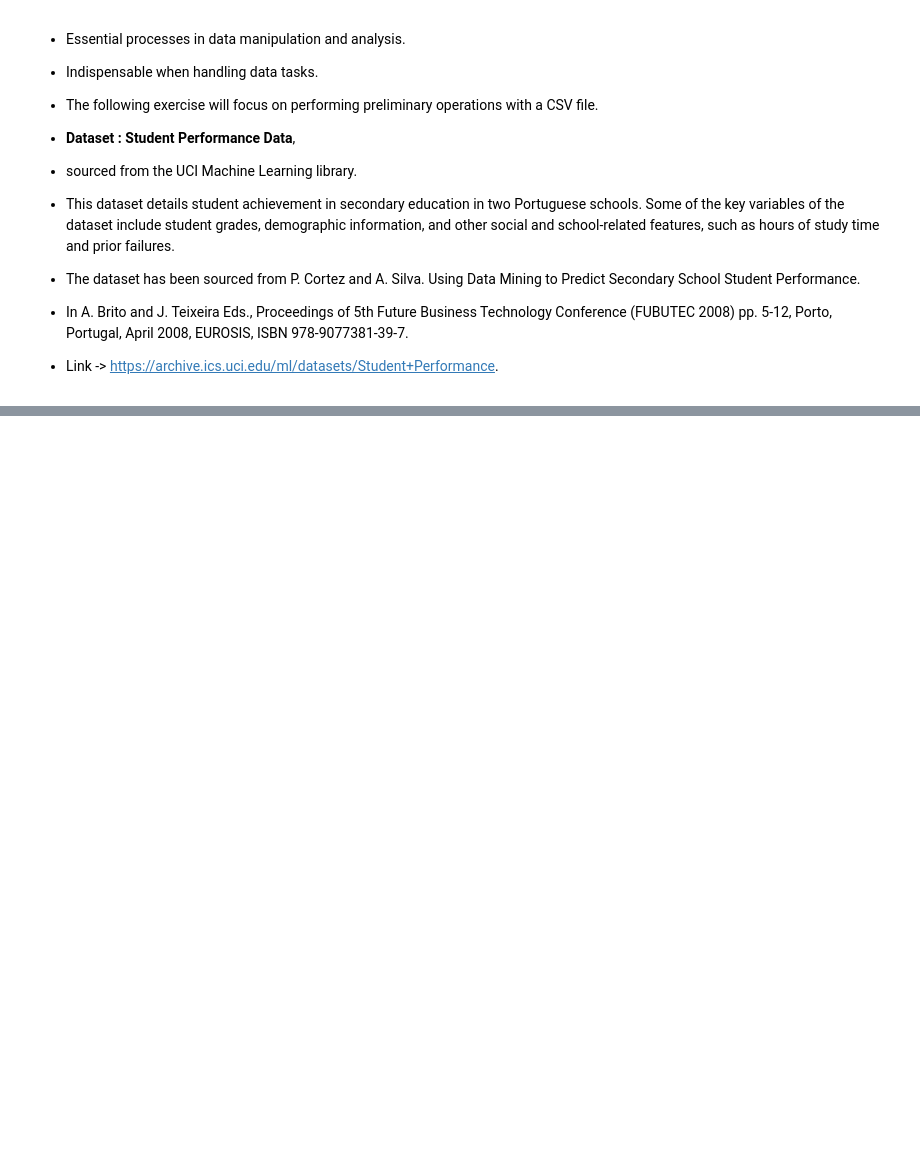
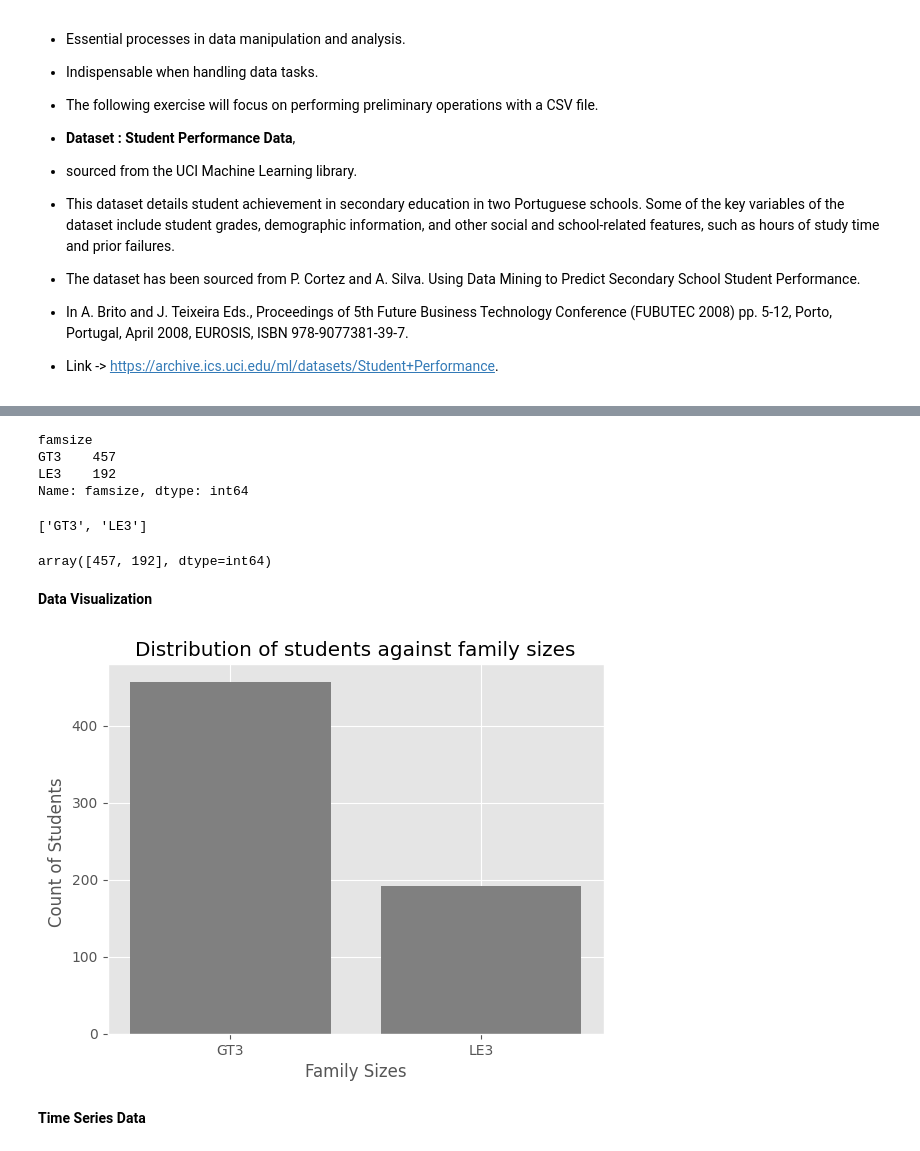
Before and after one commit to JagdishChavan081/data_science_trainning, a Jupyter notebook: Module_4/Pandas/01_Notes/pandas_notes.ipynb, the cells around one changed output, grey strips where cells are left out. Drawn from its saved outputs; the diff is of its cells as text; code cells hidden in the pictures; blank space fills up the shorter version.

```diff
--- a/Module_4/Pandas/01_Notes/pandas_notes.ipynb
+++ b/Module_4/Pandas/01_Notes/pandas_notes.ipynb
@@ -223,0 +495,35 @@ df1
+# %%
+aggData = studentData.groupby(["famsize"])["famsize"].agg("count")
+aggData
+# %% [output]
+famsize
+GT3    457
+LE3    192
+Name: famsize, dtype: int64
+# %%
+x = list(aggData.index)
+x
+# %% [output]
+['GT3', 'LE3']
+# %%
+y = aggData.values
+y
+# %% [output]
+array([457, 192], dtype=int64)
+# %% [markdown]
+**Data Visualization**
+# %%
+import matplotlib.pyplot as plt
+%matplotlib inline
+plt.style.use('ggplot')
+# %%
+# Plotting the data
+plt.bar(x, y, color="gray")
+plt.xlabel("Family Sizes")
+plt.ylabel("Count of Students ")
+plt.title("Distribution of students against family sizes")
+plt.show()
+# %% [output]
+[figure, added]
+# %% [markdown]
+**Time Series Data**
```
Also changed, not shown: parts of 26 cells of this notebook, 1 other file.
